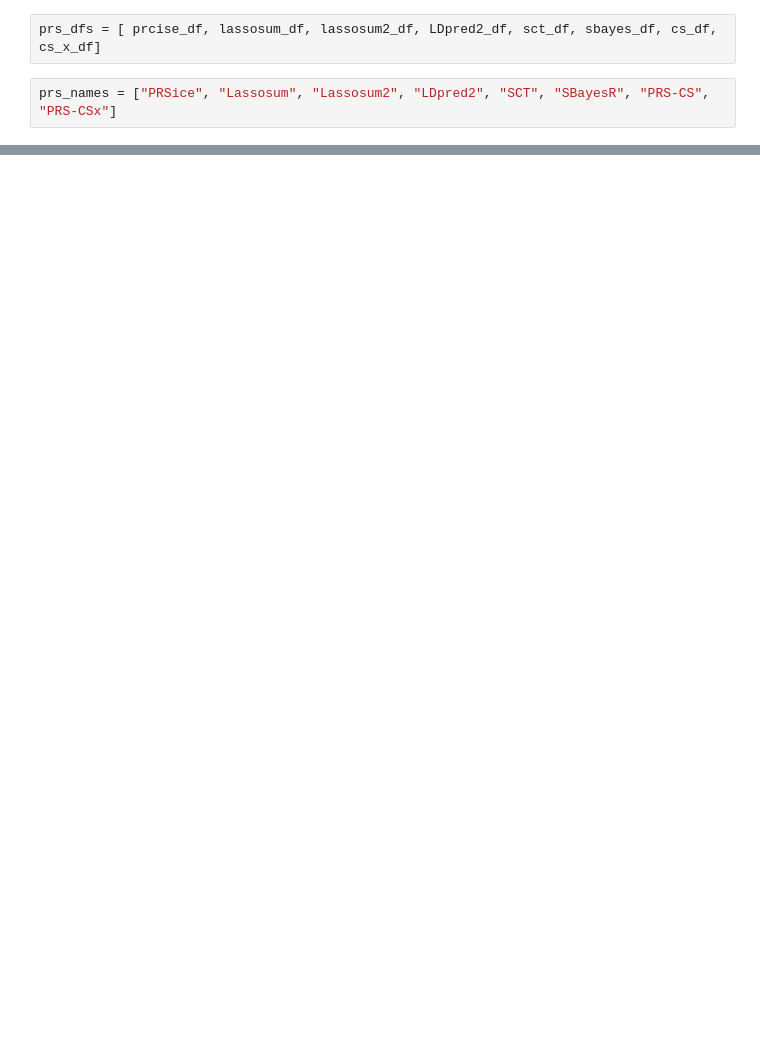
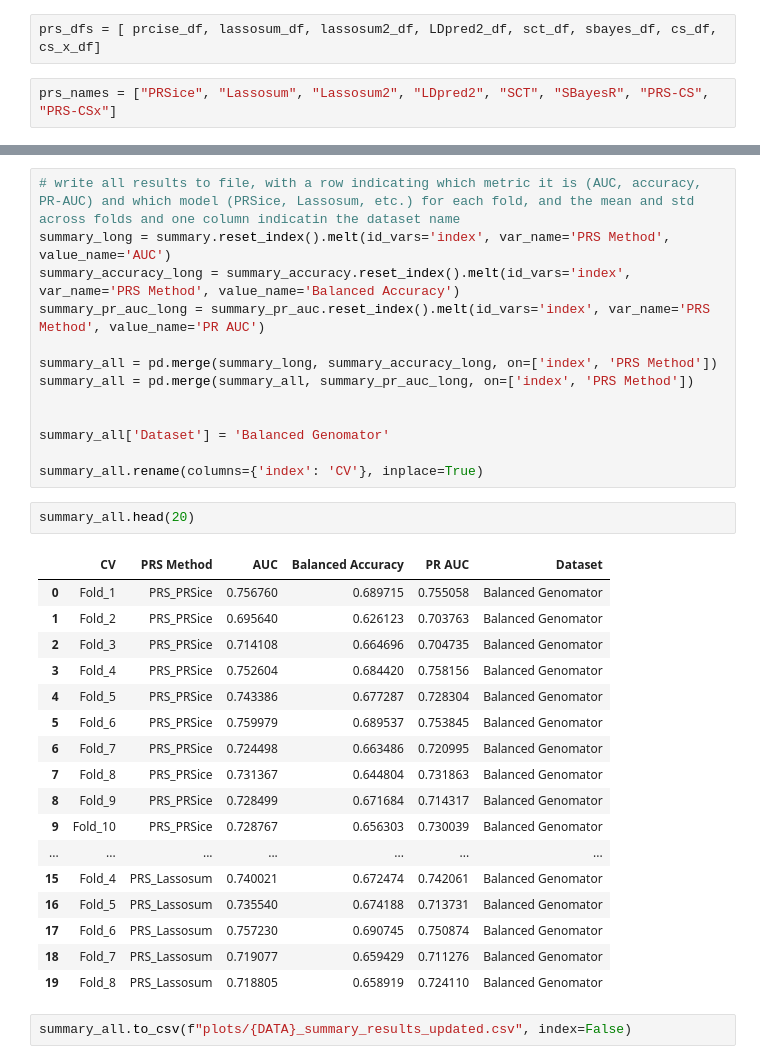
Before and after one commit to xamwise/nextflow_pipeline_prs, a Jupyter notebook: collect_results_prs_models.ipynb, the cells around one changed output, grey strips where cells are left out. Saved outputs shown, nothing was run; the diff lists cells and outputs as text; blank space fills up the shorter version.

```diff
--- a/collect_results_prs_models.ipynb
+++ b/collect_results_prs_models.ipynb
@@ -361,3 +449,38 @@ Std           0.0218      0.0094       0.0103    0.0061
+# %%
+# write all results to file, with a row indicating which metric it is (AUC, accuracy, PR-AUC) and which model (PRSice, Lassosum, etc.) for each fold, and the mean and std across folds and one column indicatin the dataset name
+summary_long = summary.reset_index().melt(id_vars='index', var_name='PRS Method', value_name='AUC')
+summary_accuracy_long = summary_accuracy.reset_index().melt(id_vars='index', var_name='PRS Method', value_name='Balanced Accuracy')
+summary_pr_auc_long = summary_pr_auc.reset_index().melt(id_vars='index', var_name='PRS Method', value_name='PR AUC')
+
+summary_all = pd.merge(summary_long, summary_accuracy_long, on=['index', 'PRS Method'])
+summary_all = pd.merge(summary_all, summary_pr_auc_long, on=['index', 'PRS Method'])
+
+
+summary_all['Dataset'] = 'Balanced Genomator'
+
+summary_all.rename(columns={'index': 'CV'}, inplace=True)
+# %%
+summary_all.head(20)
+# %% [output]
+|  | CV | PRS Method | AUC | Balanced Accuracy | PR AUC | Dataset |
+| 0 | Fold_1 | PRS_PRSice | 0.756760 | 0.689715 | 0.755058 | Balanced Genomator |
+| 1 | Fold_2 | PRS_PRSice | 0.695640 | 0.626123 | 0.703763 | Balanced Genomator |
+| 2 | Fold_3 | PRS_PRSice | 0.714108 | 0.664696 | 0.704735 | Balanced Genomator |
+| 3 | Fold_4 | PRS_PRSice | 0.752604 | 0.684420 | 0.758156 | Balanced Genomator |
+| 4 | Fold_5 | PRS_PRSice | 0.743386 | 0.677287 | 0.728304 | Balanced Genomator |
+| 5 | Fold_6 | PRS_PRSice | 0.759979 | 0.689537 | 0.753845 | Balanced Genomator |
+| 6 | Fold_7 | PRS_PRSice | 0.724498 | 0.663486 | 0.720995 | Balanced Genomator |
+| 7 | Fold_8 | PRS_PRSice | 0.731367 | 0.644804 | 0.731863 | Balanced Genomator |
+| 8 | Fold_9 | PRS_PRSice | 0.728499 | 0.671684 | 0.714317 | Balanced Genomator |
+| 9 | Fold_10 | PRS_PRSice | 0.728767 | 0.656303 | 0.730039 | Balanced Genomator |
+| ... | ... | ... | ... | ... | ... | ... |
+| 15 | Fold_4 | PRS_Lassosum | 0.740021 | 0.672474 | 0.742061 | Balanced Genomator |
+| 16 | Fold_5 | PRS_Lassosum | 0.735540 | 0.674188 | 0.713731 | Balanced Genomator |
+| 17 | Fold_6 | PRS_Lassosum | 0.757230 | 0.690745 | 0.750874 | Balanced Genomator |
+| 18 | Fold_7 | PRS_Lassosum | 0.719077 | 0.659429 | 0.711276 | Balanced Genomator |
+| 19 | Fold_8 | PRS_Lassosum | 0.718805 | 0.658919 | 0.724110 | Balanced Genomator |
+# %%
+summary_all.to_csv(f"plots/{DATA}_summary_results_updated.csv", index=False)
 # %%
 # --- Optional: visualise ---
 import matplotlib.pyplot as plt
```
Also changed, not shown: parts of 31 cells of this notebook, 16 other files.
